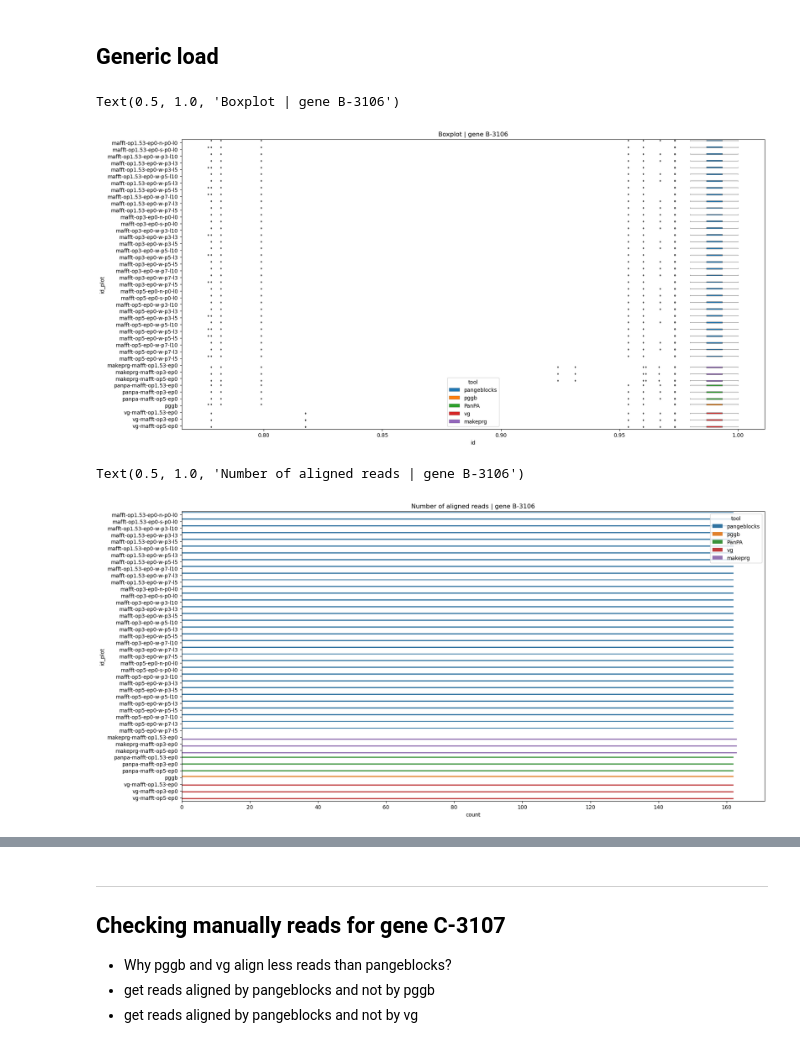
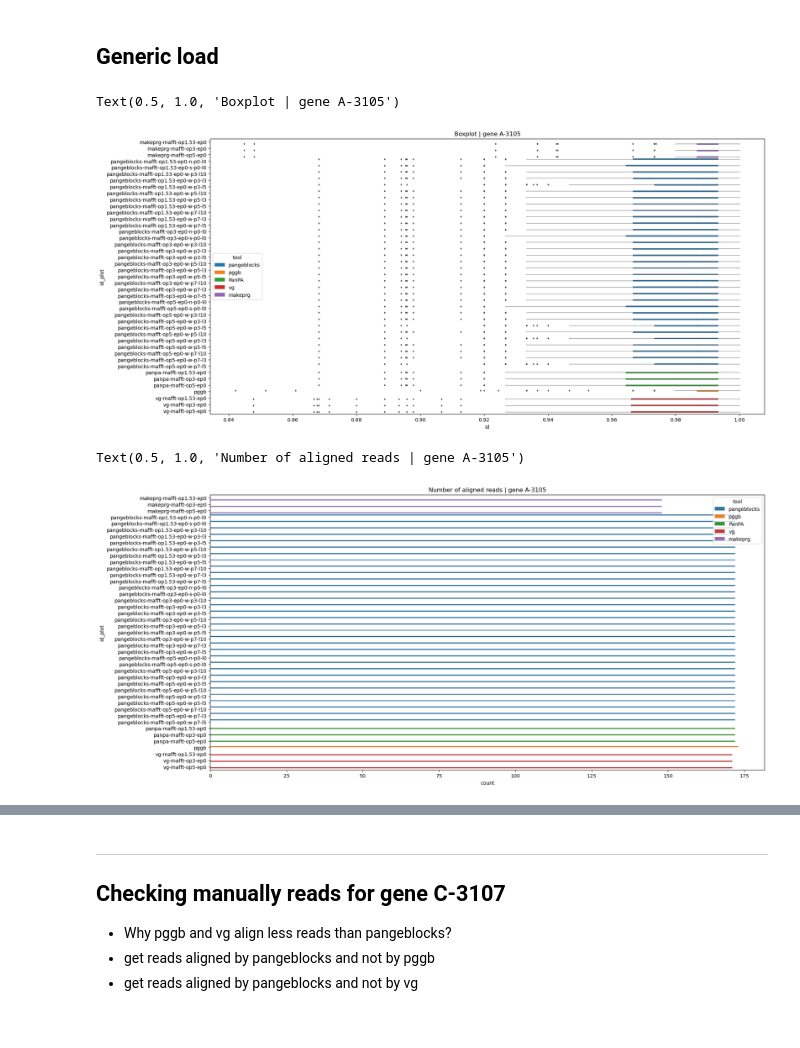
Before and after one commit to AlgoLab/pangeblocks-experiments, a Jupyter notebook: notebooks/alignments.ipynb, the cells around one changed output, grey strips where cells are left out. Drawn from its saved outputs; the diff is of its cells as text; code cells hidden in the pictures.

```diff
--- a/notebooks/alignments.ipynb
+++ b/notebooks/alignments.ipynb
@@ -108,28 +108,28 @@ data_gafs["id_plot"] = data_gafs["gfa"].progress_apply(get_id_plot)
 iter_seqsid=iter(data_gafs["seqsid"].unique())
 # %%
 seqid= next(iter_seqsid)
-# seqid="C-3107"
+seqid="A-3105"
+threshold_mapping_quality = 0.9
 
-data_boxplot = data_gafs.query(f"seqsid=='{seqid}'")
+data_boxplot = data_gafs.query(f"seqsid=='{seqid}' and mapping_quality>{threshold_mapping_quality}")
 order_labels = sorted(list(data_boxplot["id_plot"].unique()))
 
 plt.figure(figsize=(20,10))
-# fig, (ax_boxplot, ax_counts) = plt.subplots(nrows=2, ncols=1,)
 ax_boxplot = sns.boxplot(
     data=data_boxplot,
     x="id",
     y="id_plot",
     orient="h",
     hue="tool",
     order=order_labels,
     saturation=1,
     linewidth=0.5,
     fliersize=2.0,
     )
 ax_boxplot.set_title(f"Boxplot | gene {seqid}")
 # %% [output]
-Text(0.5, 1.0, 'Boxplot | gene B-3106')
+Text(0.5, 1.0, 'Boxplot | gene A-3105')
-[figure, old version]
+[figure, new version]
 # %%
 plt.figure(figsize=(20,10))
 ax_count=sns.countplot(
@@ -141,8 +141,8 @@ ax_count=sns.countplot(
     )
 ax_count.set_title(f"Number of aligned reads | gene {seqid}")
 # %% [output]
-Text(0.5, 1.0, 'Number of aligned reads | gene B-3106')
+Text(0.5, 1.0, 'Number of aligned reads | gene A-3105')
-[figure, old version]
+[figure, new version]
 # %%
 ax_align_subpaths = sns.displot(
     data=data_boxplot,
```
Also changed, not shown: parts of 18 cells of this notebook, 6 other files.
